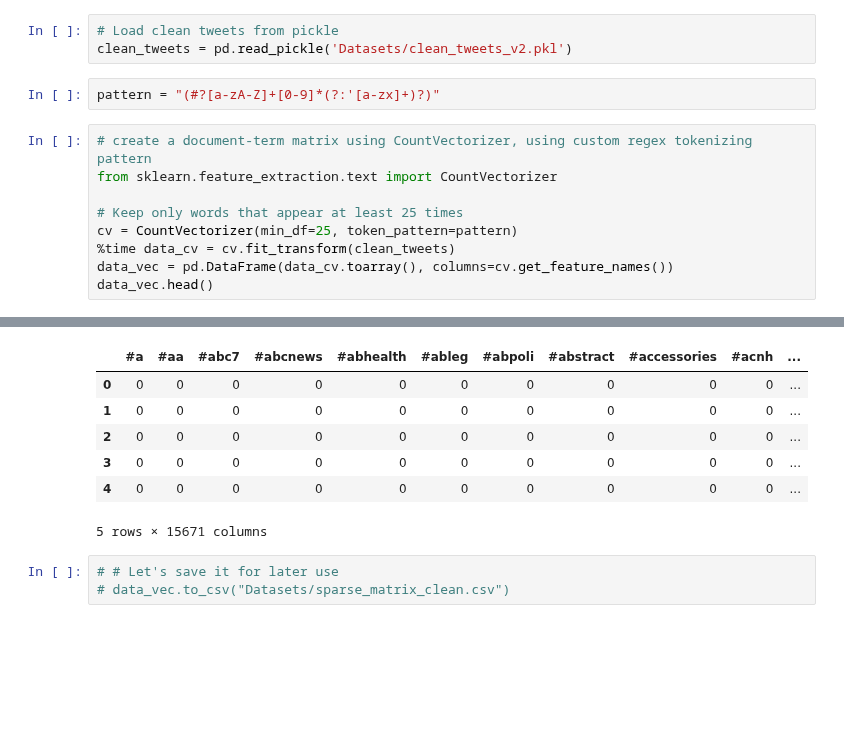
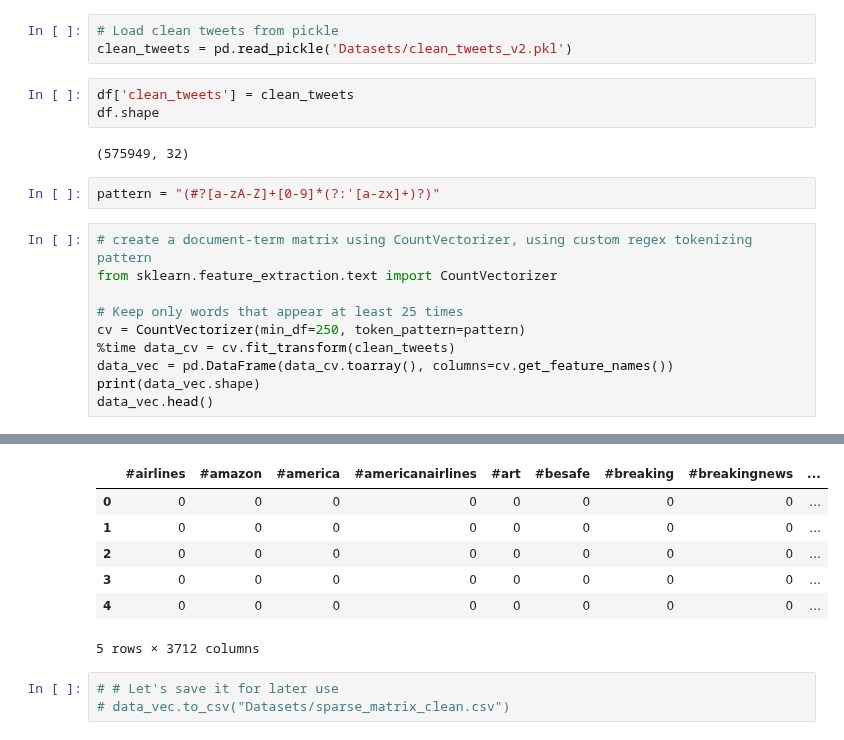
Before and after one commit to p-szymo/twitter-sentiment-analysis, a Jupyter notebook: josh-workbook_COPY.ipynb, the cells around one changed output, grey strips where cells are left out. Saved outputs shown, nothing was run; the diff lists cells and outputs as text; blank space fills up the shorter version.

```diff
--- a/josh-workbook_COPY.ipynb
+++ b/josh-workbook_COPY.ipynb
@@ -288,6 +289,11 @@ Name: clean_tweet, dtype: object
 # %%
 # Load clean tweets from pickle
 clean_tweets = pd.read_pickle('Datasets/clean_tweets_v2.pkl')
+# %%
+df['clean_tweets'] = clean_tweets
+df.shape
+# %% [output]
+(575949, 32)
 # %%
 pattern = "(#?[a-zA-Z]+[0-9]*(?:'[a-zx]+)?)"
 # %%
@@ -295,8 +301,9 @@ pattern = "(#?[a-zA-Z]+[0-9]*(?:'[a-zx]+)?)"
 from sklearn.feature_extraction.text import CountVectorizer
 
 # Keep only words that appear at least 25 times
-cv = CountVectorizer(min_df=25, token_pattern=pattern)
+cv = CountVectorizer(min_df=250, token_pattern=pattern)
 %time data_cv = cv.fit_transform(clean_tweets)
 data_vec = pd.DataFrame(data_cv.toarray(), columns=cv.get_feature_names())
+print(data_vec.shape)
 data_vec.head()
 # %% [output]
@@ -305,10 +313,10 @@ Wall time: 10.4 s
-|  | #a | #aa | #abc7 | #abcnews | #abhealth | #ableg | #abpoli | #abstract | #accessories | #acnh | ... |
-| 0 | 0 | 0 | 0 | 0 | 0 | 0 | 0 | 0 | 0 | 0 | ... |
-| 1 | 0 | 0 | 0 | 0 | 0 | 0 | 0 | 0 | 0 | 0 | ... |
-| 2 | 0 | 0 | 0 | 0 | 0 | 0 | 0 | 0 | 0 | 0 | ... |
-| 3 | 0 | 0 | 0 | 0 | 0 | 0 | 0 | 0 | 0 | 0 | ... |
-| 4 | 0 | 0 | 0 | 0 | 0 | 0 | 0 | 0 | 0 | 0 | ... |
+|  | #airlines | #amazon | #america | #americanairlines | #art | #besafe | #breaking | #breakingnews | ... |
+| 0 | 0 | 0 | 0 | 0 | 0 | 0 | 0 | 0 | ... |
+| 1 | 0 | 0 | 0 | 0 | 0 | 0 | 0 | 0 | ... |
+| 2 | 0 | 0 | 0 | 0 | 0 | 0 | 0 | 0 | ... |
+| 3 | 0 | 0 | 0 | 0 | 0 | 0 | 0 | 0 | ... |
+| 4 | 0 | 0 | 0 | 0 | 0 | 0 | 0 | 0 | ... |
-5 rows × 15671 columns
+5 rows × 3712 columns
 # %%
 # # Let's save it for later use
 # data_vec.to_csv("Datasets/sparse_matrix_clean.csv")
```
Also changed, not shown: parts of 43 cells of this notebook, 4 other files.
